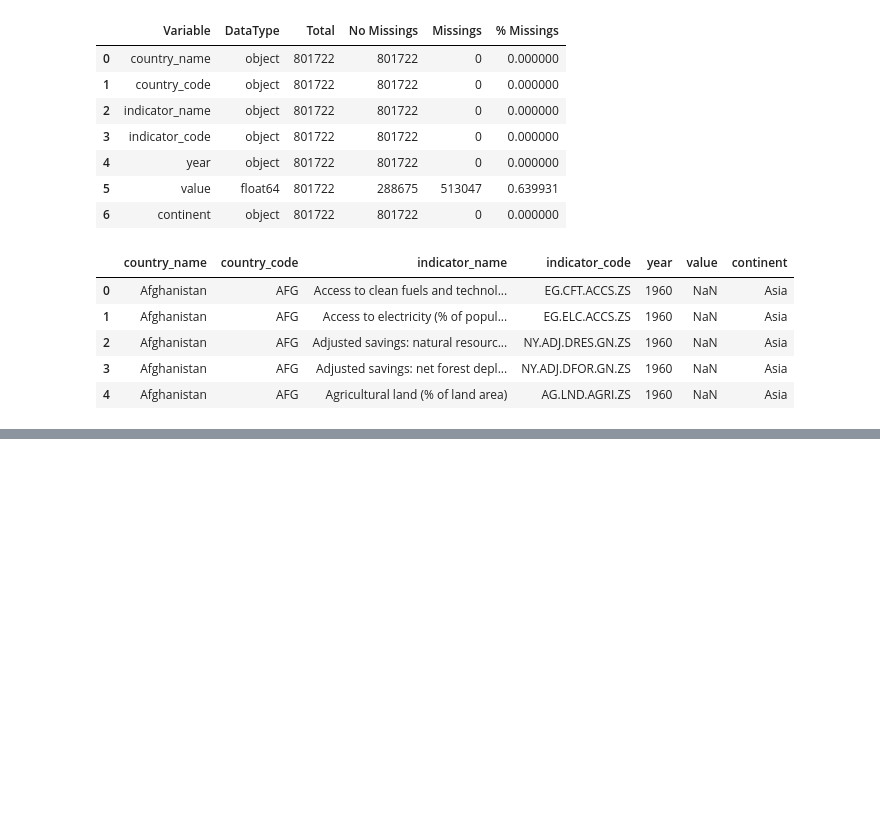
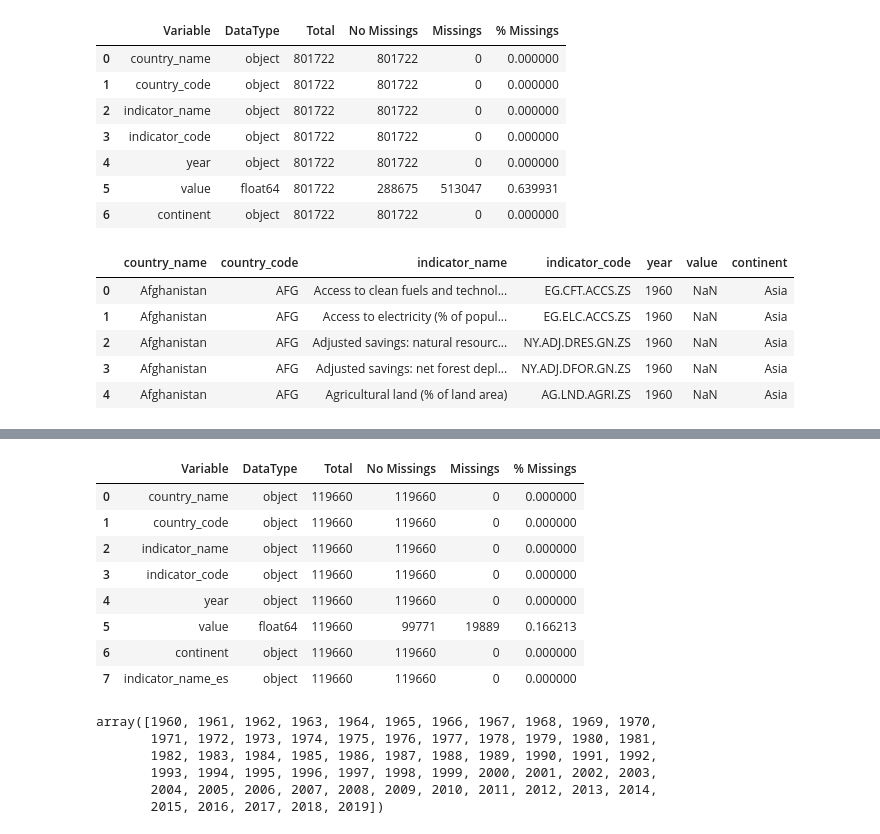
Before and after one commit to MauricioVazquezM/Data_Visualization_Course_Project, a Jupyter notebook: 2. ADVANCED DATA VISUALIZATIONS/Auxiliar Notebook.ipynb, the cells around one changed output, grey strips where cells are left out. Cells and saved outputs as stored; diff of their text form; code cells hidden in the pictures; blank space fills up the shorter version.

```diff
--- a/2. ADVANCED DATA VISUALIZATIONS/Auxiliar Notebook.ipynb
+++ b/2. ADVANCED DATA VISUALIZATIONS/Auxiliar Notebook.ipynb
@@ -368,0 +367,25 @@ data_top15
+# %%
+# Revisando los missings
+ut.univar_analisis(data_top15)[['Variable', 'DataType', 'Total', 'No Missings', 'Missings', '% Missings']]
+# %% [output]
+|  | Variable | DataType | Total | No Missings | Missings | % Missings |
+| 0 | country_name | object | 119660 | 119660 | 0 | 0.000000 |
+| 1 | country_code | object | 119660 | 119660 | 0 | 0.000000 |
+| 2 | indicator_name | object | 119660 | 119660 | 0 | 0.000000 |
+| 3 | indicator_code | object | 119660 | 119660 | 0 | 0.000000 |
+| 4 | year | object | 119660 | 119660 | 0 | 0.000000 |
+| 5 | value | float64 | 119660 | 99771 | 19889 | 0.166213 |
+| 6 | continent | object | 119660 | 119660 | 0 | 0.000000 |
+| 7 | indicator_name_es | object | 119660 | 119660 | 0 | 0.000000 |
+# %%
+# Revisando años
+data_top15['year'] = data_top15['year'].astype(int)
+data_clean = data_top15[data_top15['year'] < 2020].copy()
+data_clean.year.unique()
+# %% [output]
+array([1960, 1961, 1962, 1963, 1964, 1965, 1966, 1967, 1968, 1969, 1970,
+       1971, 1972, 1973, 1974, 1975, 1976, 1977, 1978, 1979, 1980, 1981,
+       1982, 1983, 1984, 1985, 1986, 1987, 1988, 1989, 1990, 1991, 1992,
+       1993, 1994, 1995, 1996, 1997, 1998, 1999, 2000, 2001, 2002, 2003,
+       2004, 2005, 2006, 2007, 2008, 2009, 2010, 2011, 2012, 2013, 2014,
+       2015, 2016, 2017, 2018, 2019])
```
Also changed, not shown: parts of 6 cells of this notebook.
